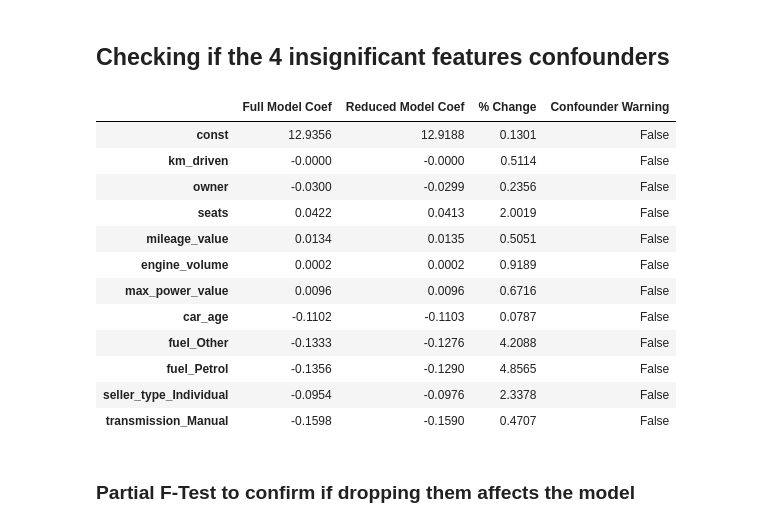
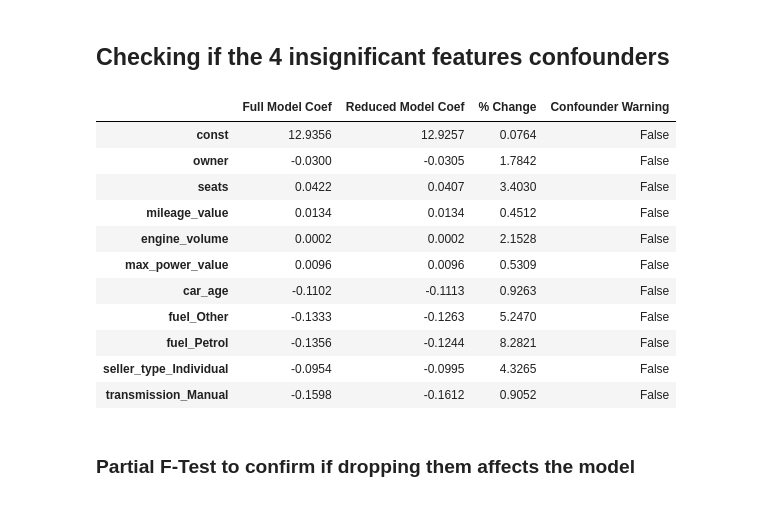
Before and after one commit to kjkyagambiddwa/OIBSIP, a Jupyter notebook: DataScience-Task3-CarPricePrediction/Car_Price_Prediction.ipynb, the cells around one changed output. Drawn from its saved outputs; the diff is of its cells as text; code cells hidden in the pictures.

```diff
--- a/DataScience-Task3-CarPricePrediction/Car_Price_Prediction.ipynb
+++ b/DataScience-Task3-CarPricePrediction/Car_Price_Prediction.ipynb
@@ -649,41 +651,40 @@ Key insights
 # %%
 # Fit Full Model
 X_full = sm.add_constant(df_encoded.drop(columns=["log_selling_price"]))
 model_full = sm.OLS(y, X_full).fit(cov_type="HC3")
 
-# Fit Reduced Model (omitting torque_nm, seller_type_Trustmark Dealer, brand, km_driven)
-X_reduced = X_full.drop(columns=["torque_nm", "seller_type_Trustmark Dealer", "brand"])
+# Fit Reduced Model
+X_reduced = X_full.drop(columns=["torque_nm", "seller_type_Trustmark Dealer", "brand", "km_driven"])
 model_reduced = sm.OLS(y, X_reduced).fit(cov_type="HC3")
 
 # Compare Coefficients of Retained Features
 coef_comparison = pd.DataFrame({
     "Full Model Coef": model_full.params[X_reduced.columns],
     "Reduced Model Coef": model_reduced.params[X_reduced.columns]
 })
 
 # Calculate absolute percentage change in coefficients
 coef_comparison["% Change"] = np.abs(
     (coef_comparison["Reduced Model Coef"] - coef_comparison["Full Model Coef"]) / coef_comparison["Full Model Coef"]
 ) * 100
 
 # Highlight potential confounders (> 15% change threshold)
 coef_comparison["Confounder Warning"] = coef_comparison["% Change"] > 15.0
 
 coef_comparison.round(4)
 # %% [output]
 |  | Full Model Coef | Reduced Model Coef | % Change | Confounder Warning |
-| const | 12.9356 | 12.9188 | 0.1301 | False |
-| km_driven | -0.0000 | -0.0000 | 0.5114 | False |
-| owner | -0.0300 | -0.0299 | 0.2356 | False |
-| seats | 0.0422 | 0.0413 | 2.0019 | False |
-| mileage_value | 0.0134 | 0.0135 | 0.5051 | False |
-| engine_volume | 0.0002 | 0.0002 | 0.9189 | False |
-| max_power_value | 0.0096 | 0.0096 | 0.6716 | False |
-| car_age | -0.1102 | -0.1103 | 0.0787 | False |
-| fuel_Other | -0.1333 | -0.1276 | 4.2088 | False |
-| fuel_Petrol | -0.1356 | -0.1290 | 4.8565 | False |
-| seller_type_Individual | -0.0954 | -0.0976 | 2.3378 | False |
-| transmission_Manual | -0.1598 | -0.1590 | 0.4707 | False |
+| const | 12.9356 | 12.9257 | 0.0764 | False |
+| owner | -0.0300 | -0.0305 | 1.7842 | False |
+| seats | 0.0422 | 0.0407 | 3.4030 | False |
+| mileage_value | 0.0134 | 0.0134 | 0.4512 | False |
+| engine_volume | 0.0002 | 0.0002 | 2.1528 | False |
+| max_power_value | 0.0096 | 0.0096 | 0.5309 | False |
+| car_age | -0.1102 | -0.1113 | 0.9263 | False |
+| fuel_Other | -0.1333 | -0.1263 | 5.2470 | False |
+| fuel_Petrol | -0.1356 | -0.1244 | 8.2821 | False |
+| seller_type_Individual | -0.0954 | -0.0995 | 4.3265 | False |
+| transmission_Manual | -0.1598 | -0.1612 | 0.9052 | False |
 # %% [markdown]
 ### Partial F-Test to confirm if dropping them affects the model
 # %%
```
Also changed, not shown: parts of 3 cells of this notebook.
